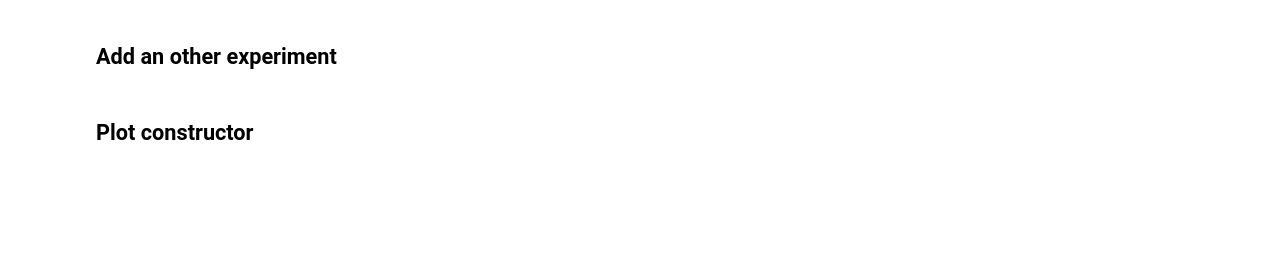
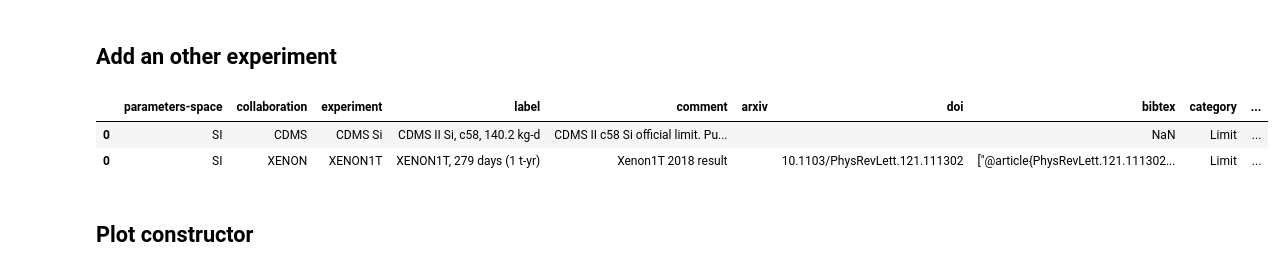
Before and after one commit to odadoun/DarkPlotter, a Jupyter notebook: NewContours.ipynb, the cells around one changed output. Saved outputs shown, nothing was run; the diff lists cells and outputs as text; code cells hidden in the pictures; blank space fills up the shorter version.

Commit message:
plotter take all the pandas dataframe and not only the data

```diff
--- a/NewContours.ipynb
+++ b/NewContours.ipynb
@@ -24,5 +60,9 @@ A.uploadexperiement(url=url2)
 # %%
-A.getmetadata()
+A.getpandas()
+# %% [output]
+|  | parameters-space | collaboration | experiment | label | comment | arxiv | doi | bibtex | category | ... |
+| 0 | SI | CDMS | CDMS Si | CDMS II Si, c58, 140.2 kg-d | CDMS II c58 Si official limit. Pu... |  |  | NaN | Limit | ... |
+| 0 | SI | XENON | XENON1T | XENON1T, 279 days (1 t-yr) | Xenon1T 2018 result |  | 10.1103/PhysRevLett.121.111302 | ["@article{PhysRevLett.121.111302... | Limit | ... |
 # %%
 A.getdata()
 # %% [markdown]
```
Also changed, not shown: parts of 8 cells of this notebook, 1 other file.
